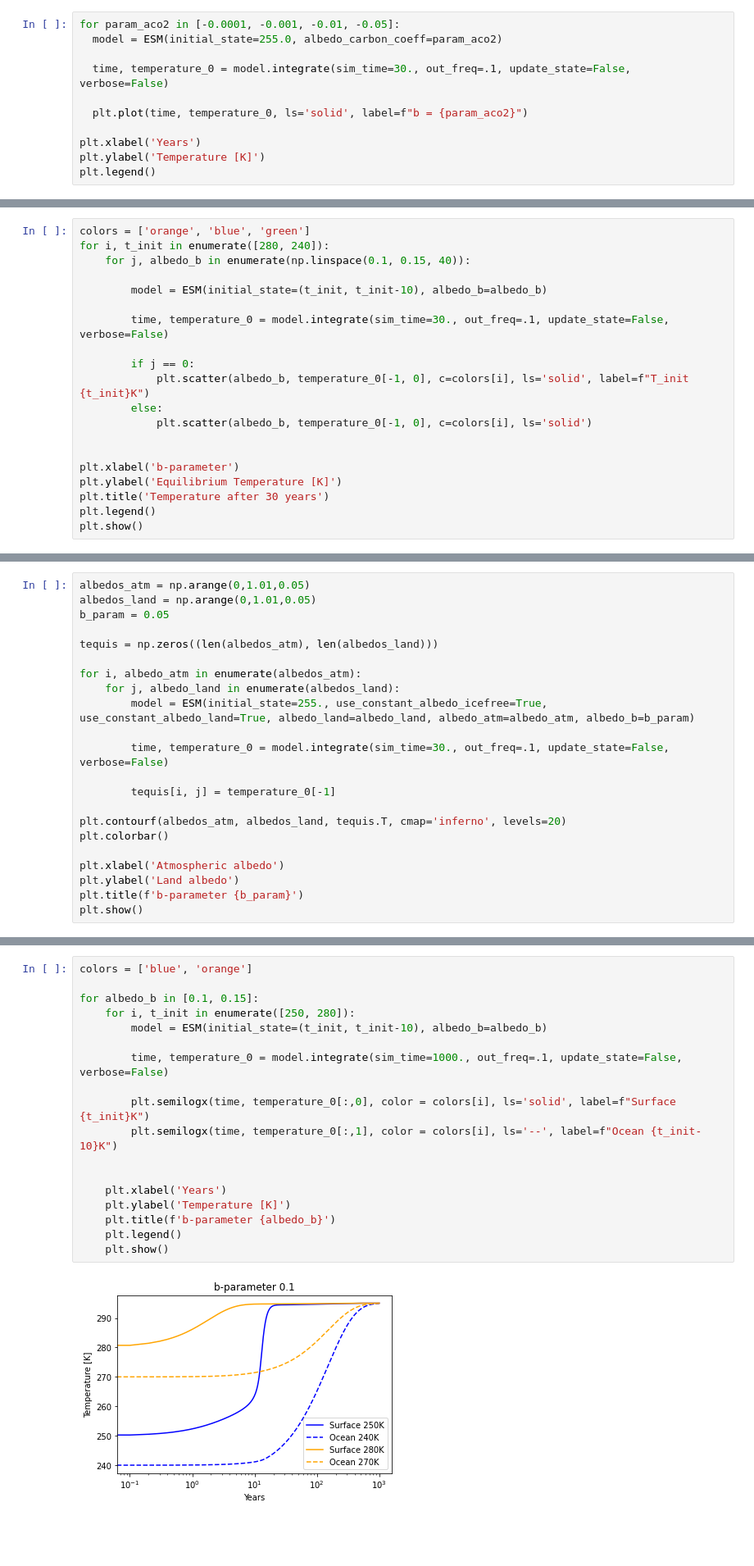
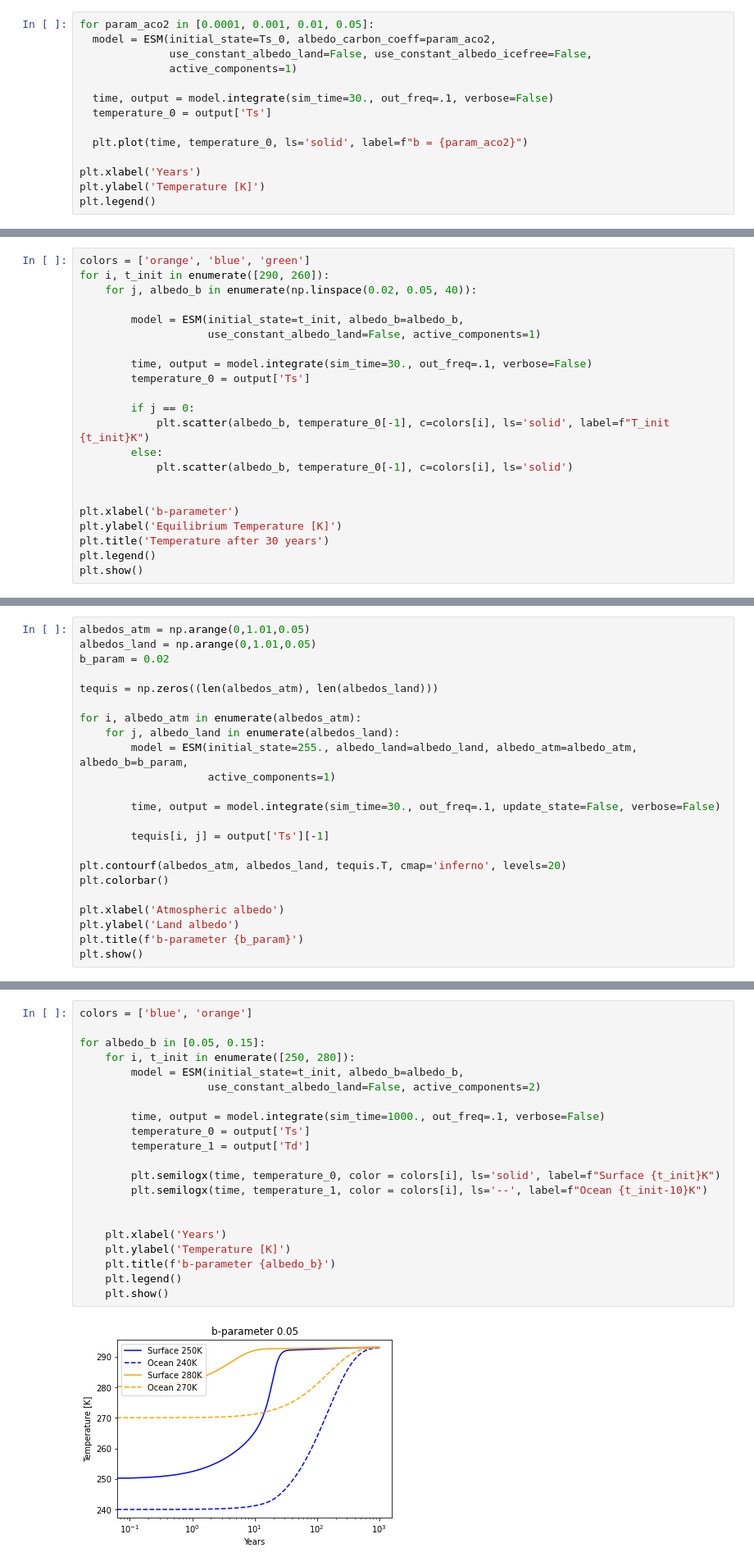
Before and after one commit to dkrieger94/intro, a Jupyter notebook: EarthSystemModel.ipynb, the cells around one changed output, grey strips where cells are left out. Shown at 82% size. Drawn from its saved outputs; the diff is of its cells as text; blank space fills up the shorter version.

```diff
--- a/EarthSystemModel.ipynb
+++ b/EarthSystemModel.ipynb
@@ -651,8 +772,11 @@ plt.legend()
 # %%
-for param_aco2 in [-0.0001, -0.001, -0.01, -0.05]:
-  model = ESM(initial_state=255.0, albedo_carbon_coeff=param_aco2)
+for param_aco2 in [0.0001, 0.001, 0.01, 0.05]:
+  model = ESM(initial_state=Ts_0, albedo_carbon_coeff=param_aco2,
+              use_constant_albedo_land=False, use_constant_albedo_icefree=False,
+              active_components=1)
 
-  time, temperature_0 = model.integrate(sim_time=30., out_freq=.1, update_state=False, verbose=False)
+  time, output = model.integrate(sim_time=30., out_freq=.1, verbose=False)
+  temperature_0 = output['Ts']
 
   plt.plot(time, temperature_0, ls='solid', label=f"b = {param_aco2}")
 
@@ -685,16 +811,18 @@ for albedo_b in [0.05, 0.1, 0.12, 0.15]:
 # %%
 colors = ['orange', 'blue', 'green']
-for i, t_init in enumerate([280, 240]):
-    for j, albedo_b in enumerate(np.linspace(0.1, 0.15, 40)):
+for i, t_init in enumerate([290, 260]):
+    for j, albedo_b in enumerate(np.linspace(0.02, 0.05, 40)):
 
-        model = ESM(initial_state=(t_init, t_init-10), albedo_b=albedo_b)
+        model = ESM(initial_state=t_init, albedo_b=albedo_b,
+                    use_constant_albedo_land=False, active_components=1)
 
-        time, temperature_0 = model.integrate(sim_time=30., out_freq=.1, update_state=False, verbose=False)
+        time, output = model.integrate(sim_time=30., out_freq=.1, verbose=False)
+        temperature_0 = output['Ts']
 
         if j == 0:
-            plt.scatter(albedo_b, temperature_0[-1, 0], c=colors[i], ls='solid', label=f"T_init {t_init}K")
+            plt.scatter(albedo_b, temperature_0[-1], c=colors[i], ls='solid', label=f"T_init {t_init}K")
         else:
-            plt.scatter(albedo_b, temperature_0[-1, 0], c=colors[i], ls='solid')
+            plt.scatter(albedo_b, temperature_0[-1], c=colors[i], ls='solid')
 
 
 plt.xlabel('b-parameter')
@@ -709,17 +837,18 @@ plt.show()
 # %%
 albedos_atm = np.arange(0,1.01,0.05)
 albedos_land = np.arange(0,1.01,0.05)
-b_param = 0.05
+b_param = 0.02
 
 tequis = np.zeros((len(albedos_atm), len(albedos_land)))
 
 for i, albedo_atm in enumerate(albedos_atm):
     for j, albedo_land in enumerate(albedos_land):
-        model = ESM(initial_state=255., use_constant_albedo_icefree=True, use_constant_albedo_land=True, albedo_land=albedo_land, albedo_atm=albedo_atm, albedo_b=b_param)
+        model = ESM(initial_state=255., albedo_land=albedo_land, albedo_atm=albedo_atm, albedo_b=b_param,
+                    active_components=1)
 
-        time, temperature_0 = model.integrate(sim_time=30., out_freq=.1, update_state=False, verbose=False)
+        time, output = model.integrate(sim_time=30., out_freq=.1, update_state=False, verbose=False)
 
-        tequis[i, j] = temperature_0[-1]
+        tequis[i, j] = output['Ts'][-1]
 
 plt.contourf(albedos_atm, albedos_land, tequis.T, cmap='inferno', levels=20)
 plt.colorbar()
@@ -733,20 +862,23 @@ plt.show()
 # %%
 colors = ['blue', 'orange']
 
-for albedo_b in [0.1, 0.15]:
+for albedo_b in [0.05, 0.15]:
     for i, t_init in enumerate([250, 280]):
-        model = ESM(initial_state=(t_init, t_init-10), albedo_b=albedo_b)
+        model = ESM(initial_state=t_init, albedo_b=albedo_b,
+                    use_constant_albedo_land=False, active_components=2)
 
-        time, temperature_0 = model.integrate(sim_time=1000., out_freq=.1, update_state=False, verbose=False)
+        time, output = model.integrate(sim_time=1000., out_freq=.1, verbose=False)
+        temperature_0 = output['Ts']
+        temperature_1 = output['Td']
 
-        plt.semilogx(time, temperature_0[:,0], color = colors[i], ls='solid', label=f"Surface {t_init}K")
-        plt.semilogx(time, temperature_0[:,1], color = colors[i], ls='--', label=f"Ocean {t_init-10}K")
+        plt.semilogx(time, temperature_0, color = colors[i], ls='solid', label=f"Surface {t_init}K")
+        plt.semilogx(time, temperature_1, color = colors[i], ls='--', label=f"Ocean {t_init-10}K")
 
 
     plt.xlabel('Years')
     plt.ylabel('Temperature [K]')
     plt.title(f'b-parameter {albedo_b}')
     plt.legend()
     plt.show()
 # %% [output]
-[figure, old version]
+[figure, new version]
```
Also changed, not shown: parts of 14 cells of this notebook.
